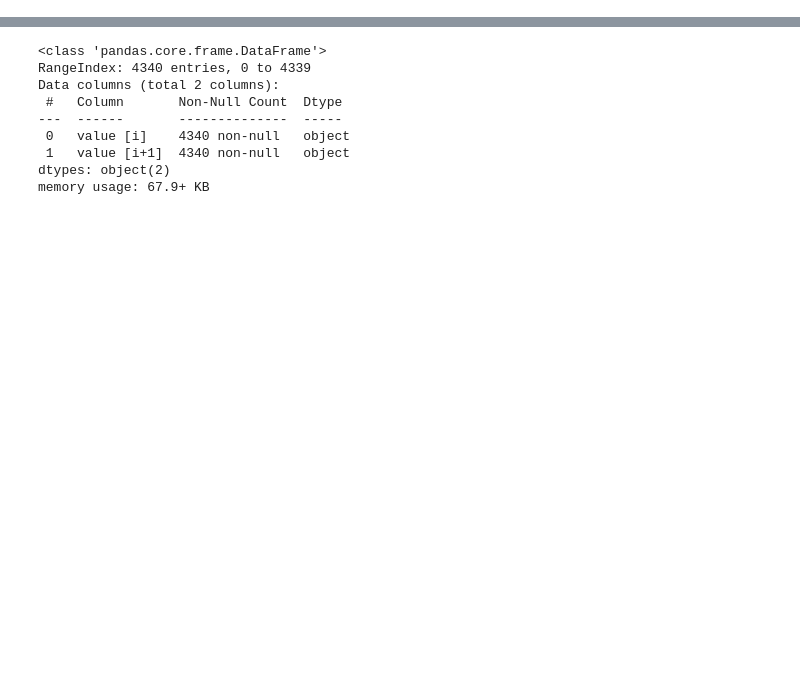
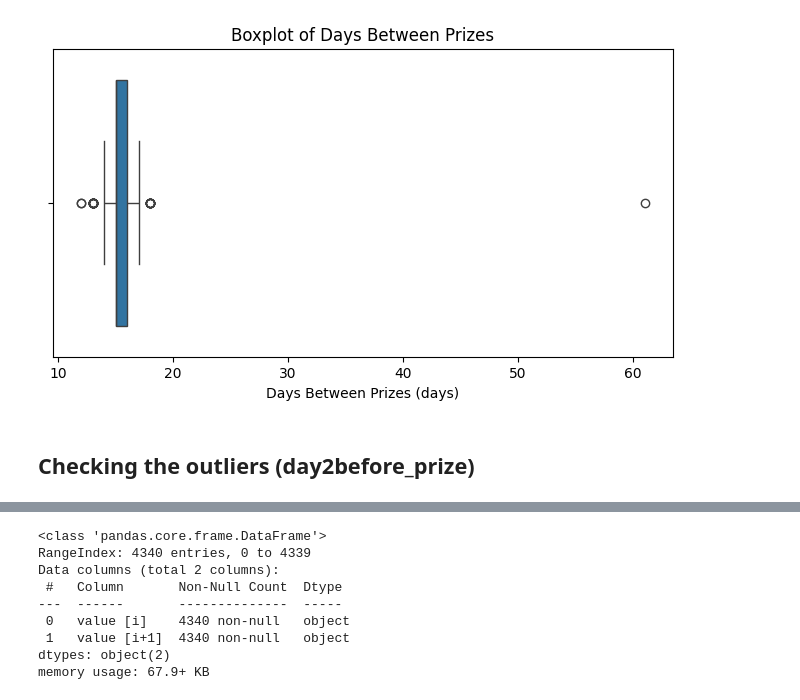
Before and after one commit to tangnatta/AUT461-Thai-Lottery-2025, a Jupyter notebook: eda.ipynb, the cells around one changed output, grey strips where cells are left out. Saved outputs shown, nothing was run; the diff lists cells and outputs as text; code cells hidden in the pictures; blank space fills up the shorter version.

```diff
--- a/eda.ipynb
+++ b/eda.ipynb
@@ -42,0 +116,8 @@ df.to_csv('lottery_data_extracted.csv', index=False)
+# %%
+# Check data Completeness
+
+df_date_diff = df.copy()
+
+df_date_diff.sort_values(by='date', ascending=False, inplace=True)
+df_date_diff['day2before_prize'] = df_date_diff['date'].diff(-1).dt.days
+df_date_diff['day2before_prize'].value_counts()
@@ -42,0 +135,10 @@ df.to_csv('lottery_data_extracted.csv', index=False)
+# %%
+plt.figure(figsize=(8, 4))
+sns.boxplot(x="day2before_prize", data=df_date_diff)
+plt.title('Boxplot of Days Between Prizes')
+plt.xlabel('Days Between Prizes (days)')
+plt.show()
+# %% [output]
+[figure, added]
+# %% [markdown]
+## Checking the outliers (day2before_prize)
```
Also changed, not shown: parts of 33 cells of this notebook, 5 other files.
